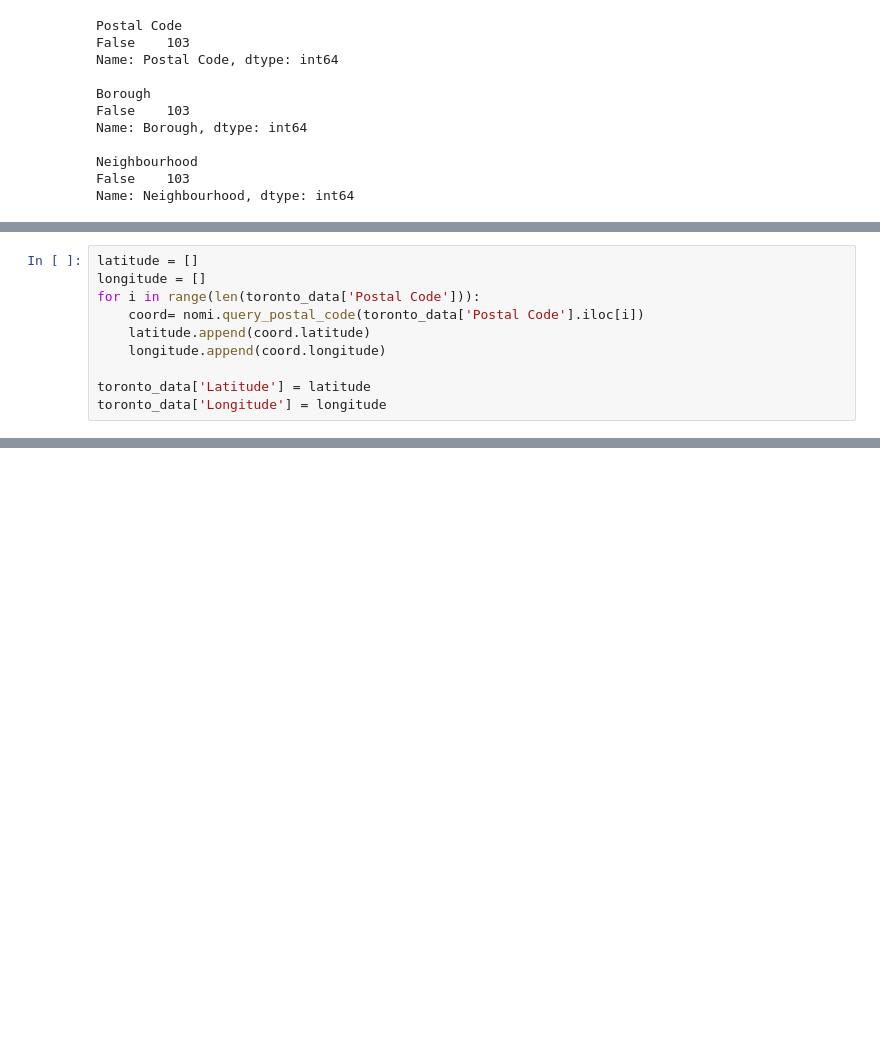
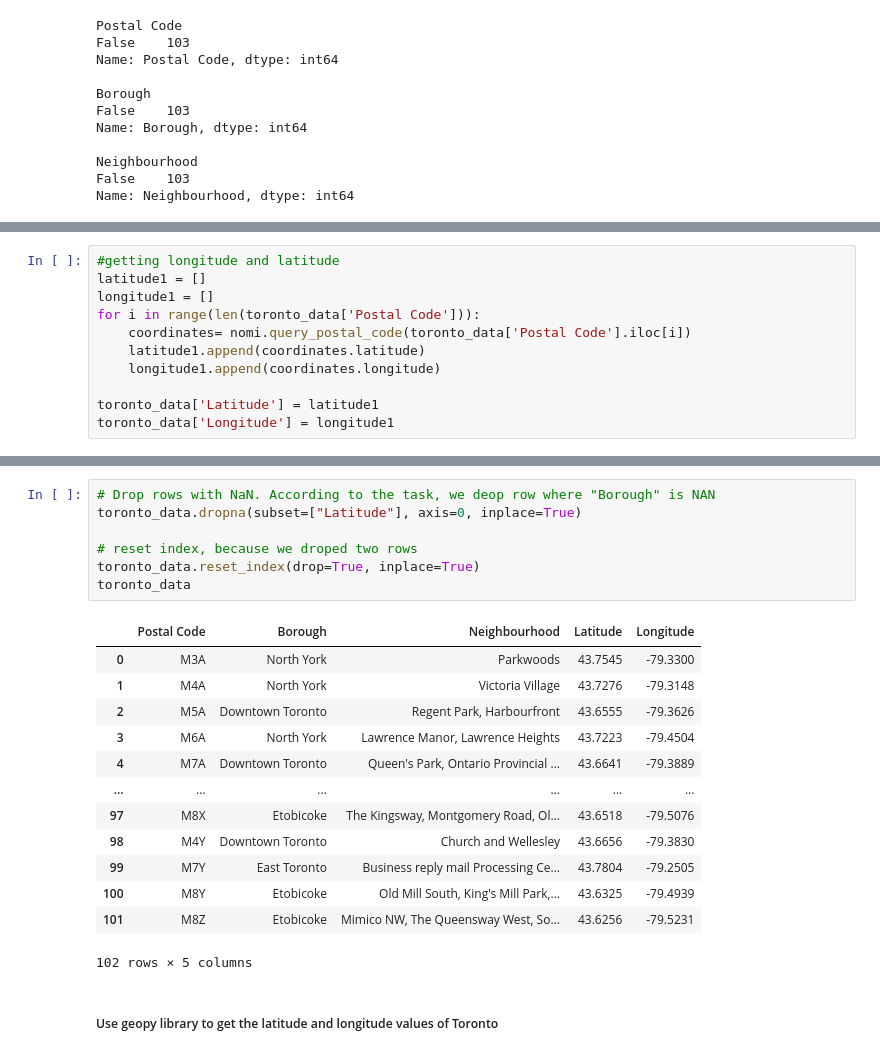
Before and after one commit to YShutko/IBM-Data-Science-Professional-Certificate-Capstone-Project, a Jupyter notebook: Toronto Neighborhood_Peer Assignment.ipynb, the cells around one changed output, grey strips where cells are left out. Drawn from its saved outputs; the diff is of its cells as text; blank space fills up the shorter version.

```diff
--- a/Toronto Neighborhood_Peer Assignment.ipynb
+++ b/Toronto Neighborhood_Peer Assignment.ipynb
@@ -123,12 +175,13 @@ import pgeocode
 nomi = pgeocode.Nominatim('ca')
 lat_log= nomi.query_postal_code("M2A")
 # %%
-latitude = []
-longitude = []
+#getting longitude and latitude
+latitude1 = []
+longitude1 = []
 for i in range(len(toronto_data['Postal Code'])):
-    coord= nomi.query_postal_code(toronto_data['Postal Code'].iloc[i])
-    latitude.append(coord.latitude)
-    longitude.append(coord.longitude)
+    coordinates= nomi.query_postal_code(toronto_data['Postal Code'].iloc[i])
+    latitude1.append(coordinates.latitude)
+    longitude1.append(coordinates.longitude)
 
-toronto_data['Latitude'] = latitude
-toronto_data['Longitude'] = longitude
+toronto_data['Latitude'] = latitude1
+toronto_data['Longitude'] = longitude1
@@ -149,0 +226,23 @@ The dataframe has 10 boroughs and 102 neighborhoods.
+# %%
+# Drop rows with NaN. According to the task, we deop row where "Borough" is NAN
+toronto_data.dropna(subset=["Latitude"], axis=0, inplace=True)
+
+# reset index, because we droped two rows
+toronto_data.reset_index(drop=True, inplace=True)
+toronto_data
+# %% [output]
+|  | Postal Code | Borough | Neighbourhood | Latitude | Longitude |
+| 0 | M3A | North York | Parkwoods | 43.7545 | -79.3300 |
+| 1 | M4A | North York | Victoria Village | 43.7276 | -79.3148 |
+| 2 | M5A | Downtown Toronto | Regent Park, Harbourfront | 43.6555 | -79.3626 |
+| 3 | M6A | North York | Lawrence Manor, Lawrence Heights | 43.7223 | -79.4504 |
+| 4 | M7A | Downtown Toronto | Queen's Park, Ontario Provincial ... | 43.6641 | -79.3889 |
+| ... | ... | ... | ... | ... | ... |
+| 97 | M8X | Etobicoke | The Kingsway, Montgomery Road, Ol... | 43.6518 | -79.5076 |
+| 98 | M4Y | Downtown Toronto | Church and Wellesley | 43.6656 | -79.3830 |
+| 99 | M7Y | East Toronto | Business reply mail Processing Ce... | 43.7804 | -79.2505 |
+| 100 | M8Y | Etobicoke | Old Mill South, King's Mill Park,... | 43.6325 | -79.4939 |
+| 101 | M8Z | Etobicoke | Mimico NW, The Queensway West, So... | 43.6256 | -79.5231 |
+102 rows × 5 columns
+# %% [markdown]
+##### Use geopy library to get the latitude and longitude values of Toronto
```
Also changed, not shown: parts of 30 cells of this notebook.
